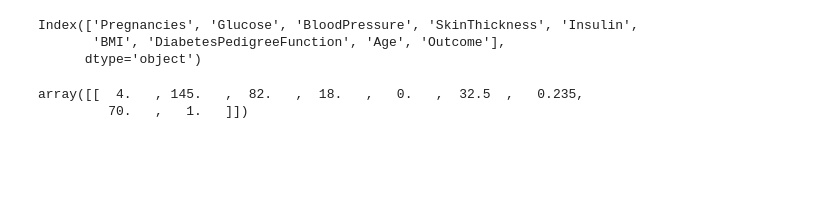
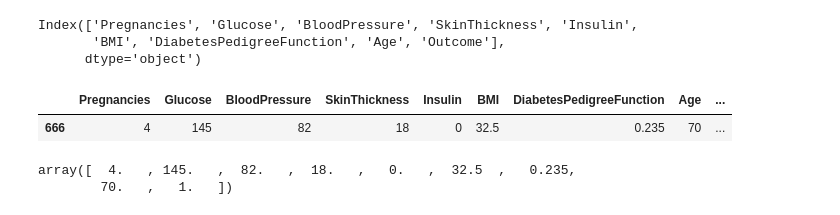
Before and after one commit to Yugesh-003/DL-lab, a Jupyter notebook: exe7.ipynb, the cells around one changed output. Saved outputs shown, nothing was run; the diff lists cells and outputs as text; code cells hidden in the pictures; blank space fills up the shorter version.

```diff
--- a/exe7.ipynb
+++ b/exe7.ipynb
@@ -86,11 +86,16 @@ df.columns
 Index(['Pregnancies', 'Glucose', 'BloodPressure', 'SkinThickness', 'Insulin',
        'BMI', 'DiabetesPedigreeFunction', 'Age', 'Outcome'],
       dtype='object')
+# %%
+df.query('Pregnancies == 4.0 and Glucose == 145.0')
+# %% [output]
+|  | Pregnancies | Glucose | BloodPressure | SkinThickness | Insulin | BMI | DiabetesPedigreeFunction | Age | ... |
+| 666 | 4 | 145 | 82 | 18 | 0 | 32.5 | 0.235 | 70 | ... |
 # %%
-df.sample(1).to_numpy()
+df.iloc[666].to_numpy()
 # %% [output]
-array([[  4.   , 145.   ,  82.   ,  18.   ,   0.   ,  32.5  ,   0.235,
-         70.   ,   1.   ]])
+array([  4.   , 145.   ,  82.   ,  18.   ,   0.   ,  32.5  ,   0.235,
+        70.   ,   1.   ])
 # %%
 # test with a sample data
 sample_data = [[4.,145.,82.,18.,0.,32.5,0.235,70.]]
```
Also changed, not shown: parts of 5 cells of this notebook.
